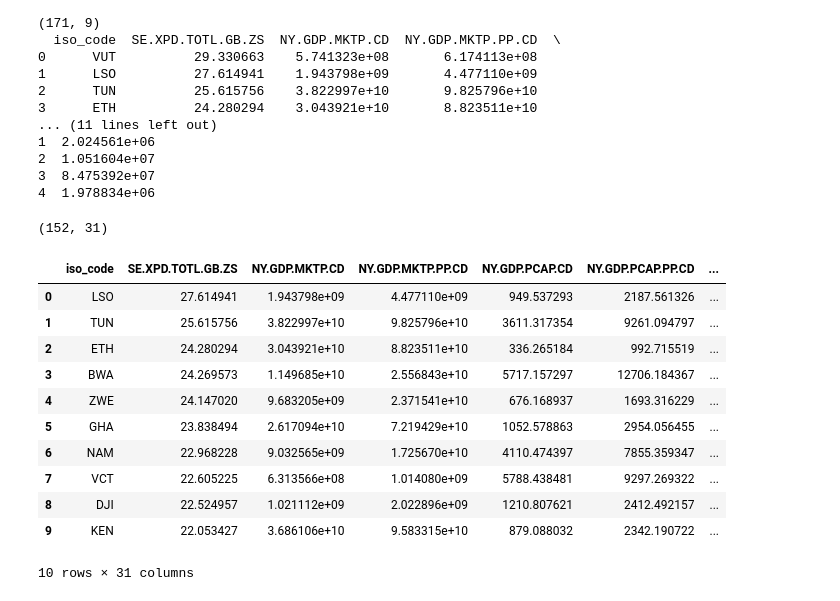
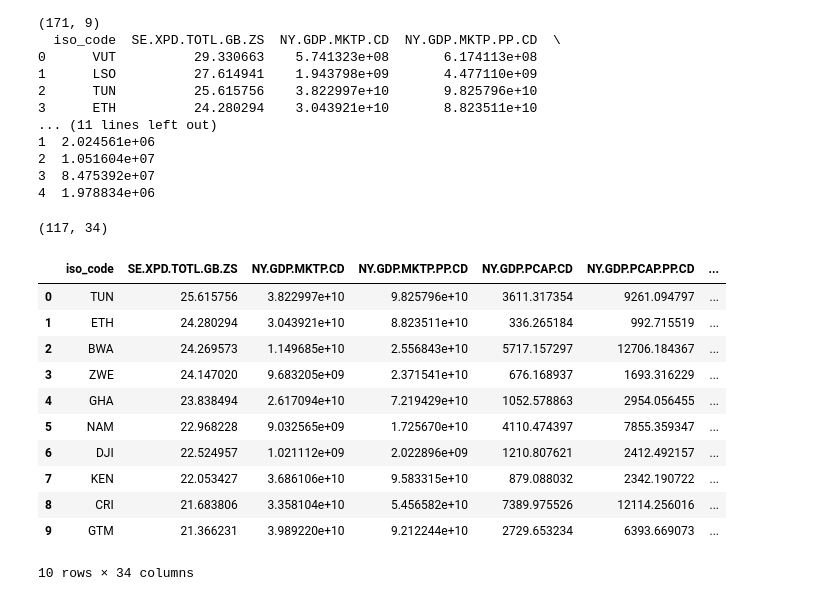
Before and after one commit to leftkal/Covid-Vaccination-RDF-Knowledge, a Jupyter notebook: COVID_19_World_Vaccination_Dataset_analysis.ipynb, the cells around one changed output. Drawn from its saved outputs; the diff is of its cells as text; code cells hidden in the pictures.

```diff
--- a/COVID_19_World_Vaccination_Dataset_analysis.ipynb
+++ b/COVID_19_World_Vaccination_Dataset_analysis.ipynb
@@ -354,0 +338,42 @@ df_religion
+# %%
+df_religion = pd.read_csv("data/religion_vs_GDP_per_Capita.csv")
+df_religion.replace({"country": {"Macedonia": "North Macedonia",\
+                                "Czech Republic": "Czechia",\
+                                "Democratic Republic of the Congo": "Democratic Republic of Congo"}}, inplace = True)
+
+df4 = pd.merge(df3, df_religion, on = "country")
+
+df4.drop(["Unnamed: 0", "US$"], axis = 1, inplace = True)
+
+df_population = pd.read_csv("data/population_by_country_2020.csv")
+df_population.drop(["Yearly Change", "Net Change", "Density (P/Km²)", "Land Area (Km²)", \
+                    "Migrants (net)", "Fert. Rate", "Med. Age", "World Share"], axis = 1, inplace = True)
+df_population = df_population.loc[df_population["Urban Pop %"] != "N.A."]
+df_population.rename(columns = {"Country (or dependency)" : "country", "Population (2020)": "population", \
+                               "Urban Pop %": "urban_population_percent"}, inplace = True)
+
+df_population.replace({"country": {"Czech Republic (Czechia)": "Czechia", \
+                                  "DR Congo": "Democratic Republic of Congo"}}, inplace = True)
+
+df5 = pd.merge(df4, df_population, on = "country")
+
+df5["population"] = pd.to_numeric(df5["population"])
+
+df5["january_total_vaccinations"] = df5["january_total_vaccinations"] / df5["population"] * 100
+df5["february_total_vaccinations"] = df5["february_total_vaccinations"] / df5["population"] * 100
+df5["march_total_vaccinations"] = df5["march_total_vaccinations"] / df5["population"] * 100
+df5["april_total_vaccinations"] = df5["april_total_vaccinations"] / df5["population"] * 100
+df5["may_total_vaccinations"] = df5["may_total_vaccinations"] / df5["population"] * 100
+
+df5["january_daily_vaccinations"] = df5["january_daily_vaccinations"] / df5["population"] * 100
+df5["february_daily_vaccinations"] = df5["february_daily_vaccinations"] / df5["population"] * 100
+df5["march_daily_vaccinations"] = df5["march_daily_vaccinations"] / df5["population"] * 100
+df5["april_daily_vaccinations"] = df5["april_daily_vaccinations"] / df5["population"] * 100
+df5["may_daily_vaccinations"] = df5["may_daily_vaccinations"] / df5["population"] * 100
+
+df5["urban_population_percent"] = df5["urban_population_percent"].str.split(" ", expand = True)
+df5["urban_population_percent"] = pd.to_numeric(df5["urban_population_percent"])
+
+df5["religiousity%"] = pd.to_numeric(df5["religiousity%"])
+#religiousity%
+df5.shape
@@ -791,21 +818,21 @@ print(WorldBankData.head())
 3  8.475392e+07
 4  1.978834e+06
 # %%
-Final_DF = pd.merge(WorldBankData,df3, on = 'iso_code')
+Final_DF = pd.merge(WorldBankData,df5, on = 'iso_code')
 print(Final_DF.shape)
 Final_DF.to_csv("outputs/complete_df.csv")
 Final_DF.head(10)
 # %% [output]
-(152, 31)
+(117, 34)
 |  | iso_code | SE.XPD.TOTL.GB.ZS | NY.GDP.MKTP.CD | NY.GDP.MKTP.PP.CD | NY.GDP.PCAP.CD | NY.GDP.PCAP.PP.CD | ... |
-| 0 | LSO | 27.614941 | 1.943798e+09 | 4.477110e+09 | 949.537293 | 2187.561326 | ... |
-| 1 | TUN | 25.615756 | 3.822997e+10 | 9.825796e+10 | 3611.317354 | 9261.094797 | ... |
-| 2 | ETH | 24.280294 | 3.043921e+10 | 8.823511e+10 | 336.265184 | 992.715519 | ... |
-| 3 | BWA | 24.269573 | 1.149685e+10 | 2.556843e+10 | 5717.157297 | 12706.184367 | ... |
-| 4 | ZWE | 24.147020 | 9.683205e+09 | 2.371541e+10 | 676.168937 | 1693.316229 | ... |
-| 5 | GHA | 23.838494 | 2.617094e+10 | 7.219429e+10 | 1052.578863 | 2954.056455 | ... |
-| 6 | NAM | 22.968228 | 9.032565e+09 | 1.725670e+10 | 4110.474397 | 7855.359347 | ... |
-| 7 | VCT | 22.605225 | 6.313566e+08 | 1.014080e+09 | 5788.438481 | 9297.269322 | ... |
-| 8 | DJI | 22.524957 | 1.021112e+09 | 2.022896e+09 | 1210.807621 | 2412.492157 | ... |
-| 9 | KEN | 22.053427 | 3.686106e+10 | 9.583315e+10 | 879.088032 | 2342.190722 | ... |
+| 0 | TUN | 25.615756 | 3.822997e+10 | 9.825796e+10 | 3611.317354 | 9261.094797 | ... |
+| 1 | ETH | 24.280294 | 3.043921e+10 | 8.823511e+10 | 336.265184 | 992.715519 | ... |
+| 2 | BWA | 24.269573 | 1.149685e+10 | 2.556843e+10 | 5717.157297 | 12706.184367 | ... |
+| 3 | ZWE | 24.147020 | 9.683205e+09 | 2.371541e+10 | 676.168937 | 1693.316229 | ... |
+| 4 | GHA | 23.838494 | 2.617094e+10 | 7.219429e+10 | 1052.578863 | 2954.056455 | ... |
+| 5 | NAM | 22.968228 | 9.032565e+09 | 1.725670e+10 | 4110.474397 | 7855.359347 | ... |
+| 6 | DJI | 22.524957 | 1.021112e+09 | 2.022896e+09 | 1210.807621 | 2412.492157 | ... |
+| 7 | KEN | 22.053427 | 3.686106e+10 | 9.583315e+10 | 879.088032 | 2342.190722 | ... |
+| 8 | CRI | 21.683806 | 3.358104e+10 | 5.456582e+10 | 7389.975526 | 12114.256016 | ... |
+| 9 | GTM | 21.366231 | 3.989220e+10 | 9.212244e+10 | 2729.653234 | 6393.669073 | ... |
-10 rows × 31 columns
+10 rows × 34 columns
```
Also changed, not shown: parts of 4 cells of this notebook, 6 other files.
